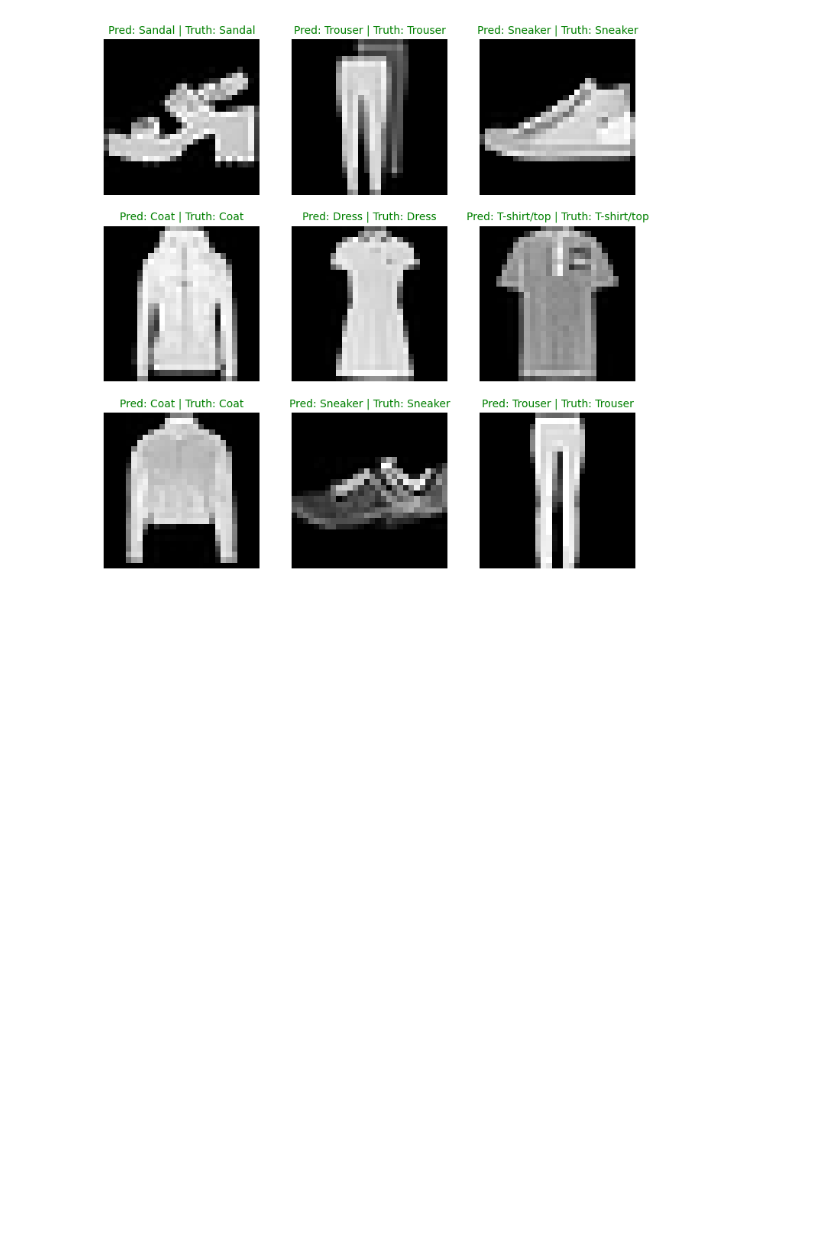
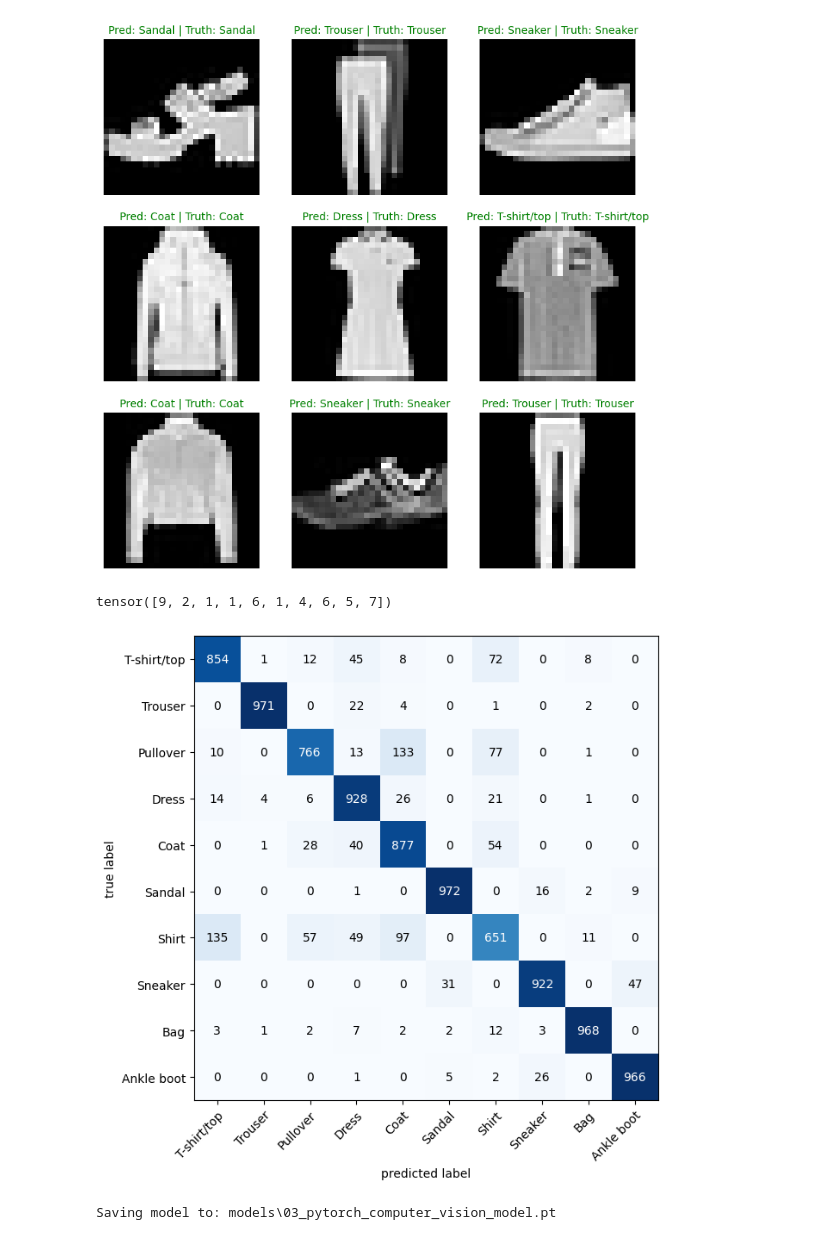
Before and after one commit to LeonardPuettmann/pytorch-deep-learning, a Jupyter notebook: 03_pytorch_computer_vision.ipynb, the cells around one changed output. Drawn from its saved outputs; the diff is of its cells as text; code cells hidden in the pictures; blank space fills up the shorter version.

```diff
--- a/03_pytorch_computer_vision.ipynb
+++ b/03_pytorch_computer_vision.ipynb
@@ -841,3 +825,19 @@ for i, sample in enumerate(test_samples):
   plt.axis(False);
 # %% [output]
 [figure]
+# %%
+from tqdm.auto import tqdm
+
+y_preds= []
+model_2.eval()
+with torch.inference_mode():
+    for X, y in tqdm(test_dataloader):
+        X, y = X.to(device), y.to(device)
+        y_logit = model_2(X)
+        y_pred = torch.argmax(y_logit.squeeze(), dim=1)
+        y_preds.append(y_pred.cpu())
+
+    y_pred_tensor = torch.cat(y_preds)
+    print(y_pred_tensor[:10])
+# %% [output]
+tensor([9, 2, 1, 1, 6, 1, 4, 6, 5, 7])
@@ -843,0 +847,37 @@ for i, sample in enumerate(test_samples):
+# %%
+confmat = ConfusionMatrix(
+    num_classes=len(class_names),
+    task="multiclass"
+)
+
+confmat_tensor = confmat(
+    preds=y_pred_tensor,
+    target=test_data.targets
+)
+
+fig, ax = plot_confusion_matrix(
+    conf_mat=confmat_tensor.numpy(),
+    class_names=class_names,
+    figsize=(10, 7)
+)
+# %% [output]
+[figure, added]
+# %%
+from pathlib import Path
+
+MODEL_PATH = Path("models")
+MODEL_PATH.mkdir(
+    parents=True,
+    exist_ok=True
+)
+
+MODEL_NAME = "03_pytorch_computer_vision_model.pt"
+MODEL_SAVE_PATH = MODEL_PATH / MODEL_NAME
+
+print(f"Saving model to: {MODEL_SAVE_PATH}")
+torch.save(
+    obj=model_2.state_dict(),
+    f=MODEL_SAVE_PATH
+)
+# %% [output]
+Saving model to: models\03_pytorch_computer_vision_model.pt
```
Also changed, not shown: parts of 14 cells of this notebook, 9 other files.
